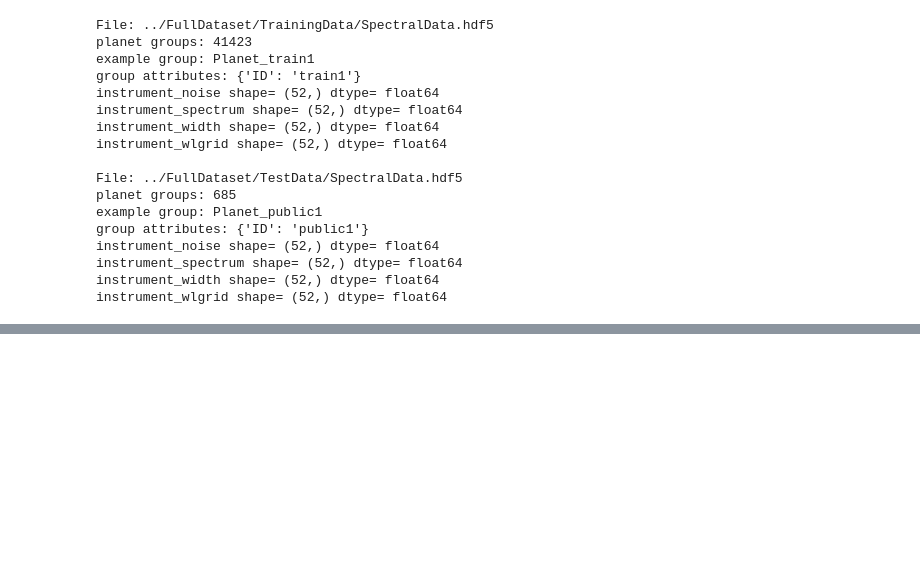
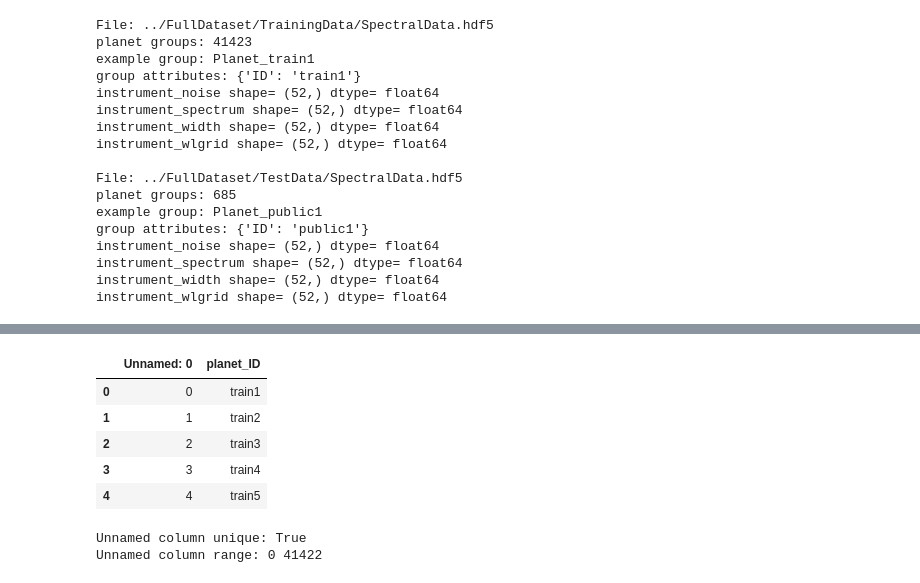
Before and after one commit to ajf12327/ADC2023-baseline, a Jupyter notebook: notebooks/01_data_EDA.ipynb, the cells around one changed output, grey strips where cells are left out. Cells and saved outputs as stored; diff of their text form; code cells hidden in the pictures; blank space fills up the shorter version.

```diff
--- a/notebooks/01_data_EDA.ipynb
+++ b/notebooks/01_data_EDA.ipynb
@@ -158,0 +222,15 @@ alignment acceptable.
+# %%
+targets[["Unnamed: 0", "planet_ID"]].head()
+# %% [output]
+|  | Unnamed: 0 | planet_ID |
+| 0 | 0 | train1 |
+| 1 | 1 | train2 |
+| 2 | 2 | train3 |
+| 3 | 3 | train4 |
+| 4 | 4 | train5 |
+# %%
+print("Unnamed column unique:", targets["Unnamed: 0"].is_unique)
+print("Unnamed column range:", targets["Unnamed: 0"].min(), targets["Unnamed: 0"].max())
+# %% [output]
+Unnamed column unique: True
+Unnamed column range: 0 41422
```
Also changed, not shown: parts of 11 cells of this notebook.
